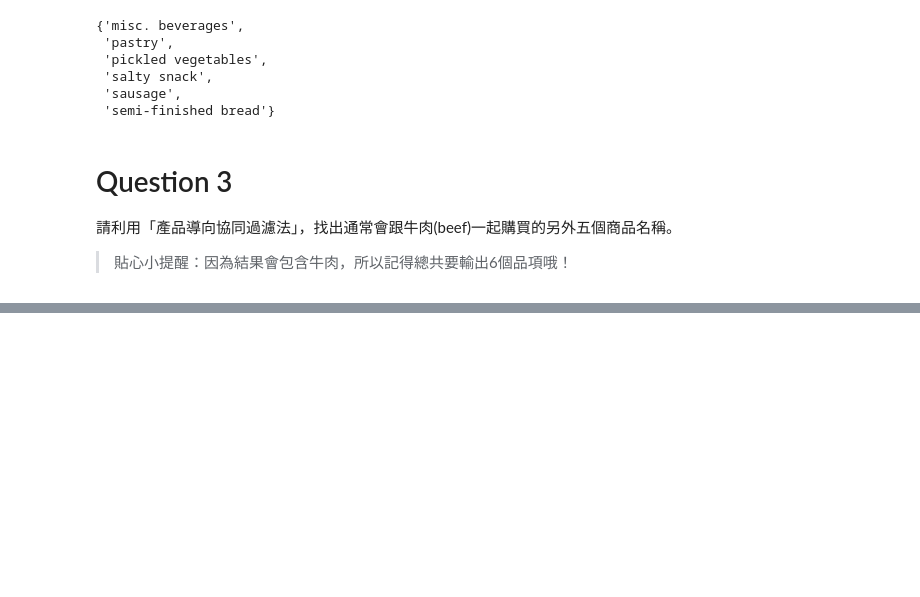
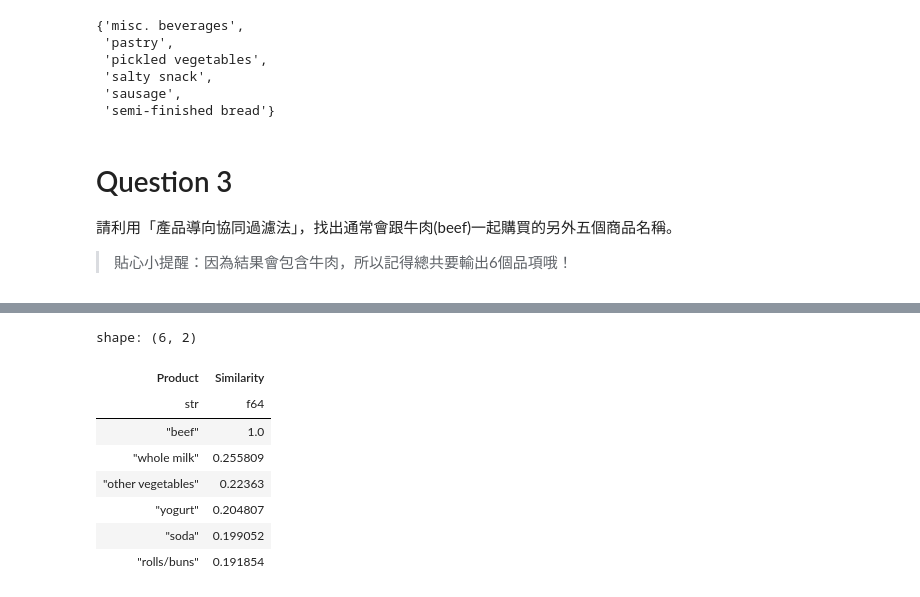
Before and after one commit to pan93412/nkust-homework, a Jupyter notebook: semester-5/business-platform-design/ch11/hw11.ipynb, the cells around one changed output, grey strips where cells are left out. Saved outputs shown, nothing was run; the diff lists cells and outputs as text; code cells hidden in the pictures; blank space fills up the shorter version.

```diff
--- a/semester-5/business-platform-design/ch11/hw11.ipynb
+++ b/semester-5/business-platform-design/ch11/hw11.ipynb
@@ -296,0 +347,20 @@ products_id_not_purchased_by_2626
+# %%
+(
+    item_item_sim_matrix
+        .filter(pl.col("itemDescription") == "beef")
+        .drop("itemDescription")
+        .transpose(include_header=True, header_name="Product", column_names=["Similarity"])
+        .sort("Similarity", descending=True)
+        .filter(pl.col("Similarity") > 0)
+        .head(6)
+)
+# %% [output]
+shape: (6, 2)
+| Product | Similarity |
+| str | f64 |
+| "beef" | 1.0 |
+| "whole milk" | 0.255809 |
+| "other vegetables" | 0.22363 |
+| "yogurt" | 0.204807 |
+| "soda" | 0.199052 |
+| "rolls/buns" | 0.191854 |
```
Also changed, not shown: parts of 6 cells of this notebook.
